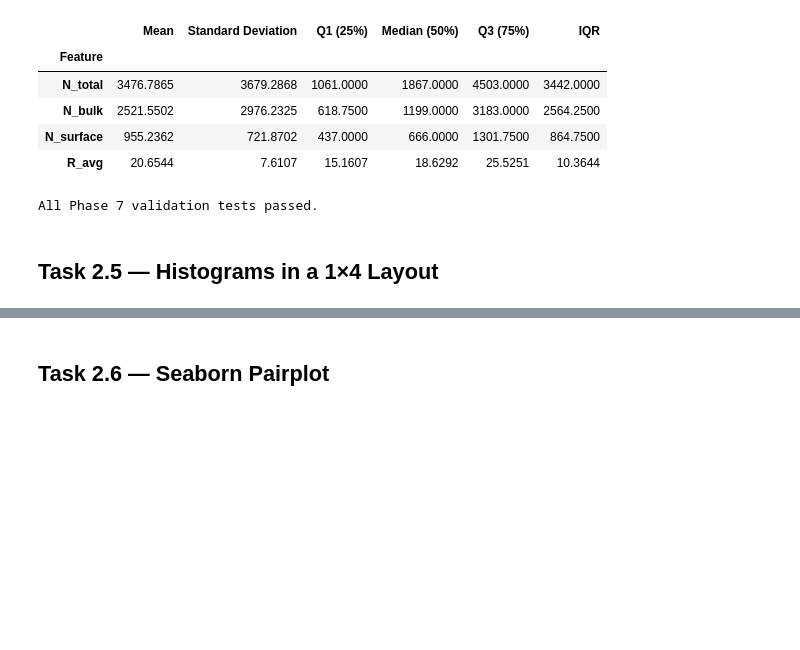
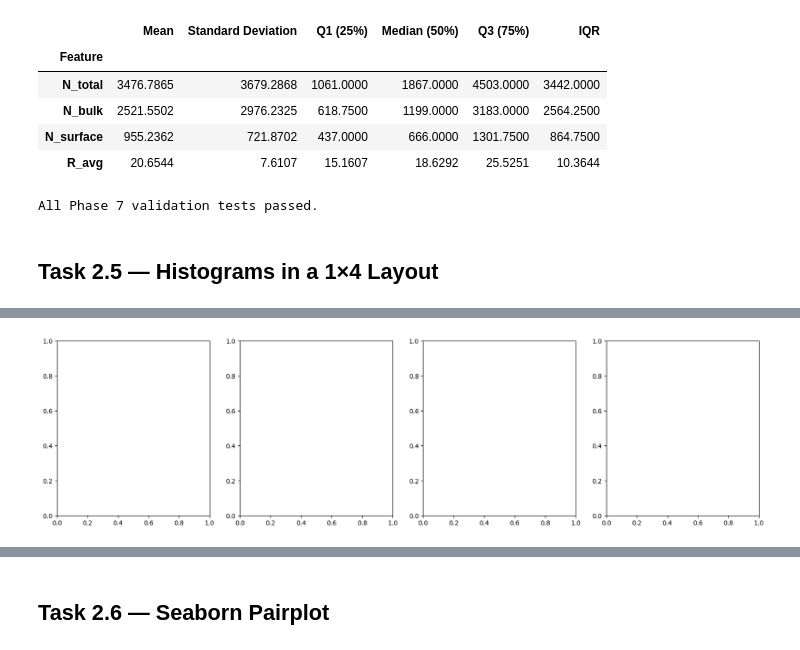
Before and after one commit to ramzymhafeel/SE4050-Deep-Learning-Lab-01, a Jupyter notebook: notebooks/SE4050_Lab01_Task2.ipynb, the cells around one changed output, grey strips where cells are left out. Saved outputs shown, nothing was run; the diff lists cells and outputs as text; code cells hidden in the pictures; blank space fills up the shorter version.

```diff
--- a/notebooks/SE4050_Lab01_Task2.ipynb
+++ b/notebooks/SE4050_Lab01_Task2.ipynb
@@ -828,0 +910,4 @@ All Phase 7 validation tests passed.
+# %%
+fig, axes = plt.subplots(1, 4, figsize=(20, 5))
+# %% [output]
+[figure, added]
```
Also changed, not shown: parts of 18 cells of this notebook.
